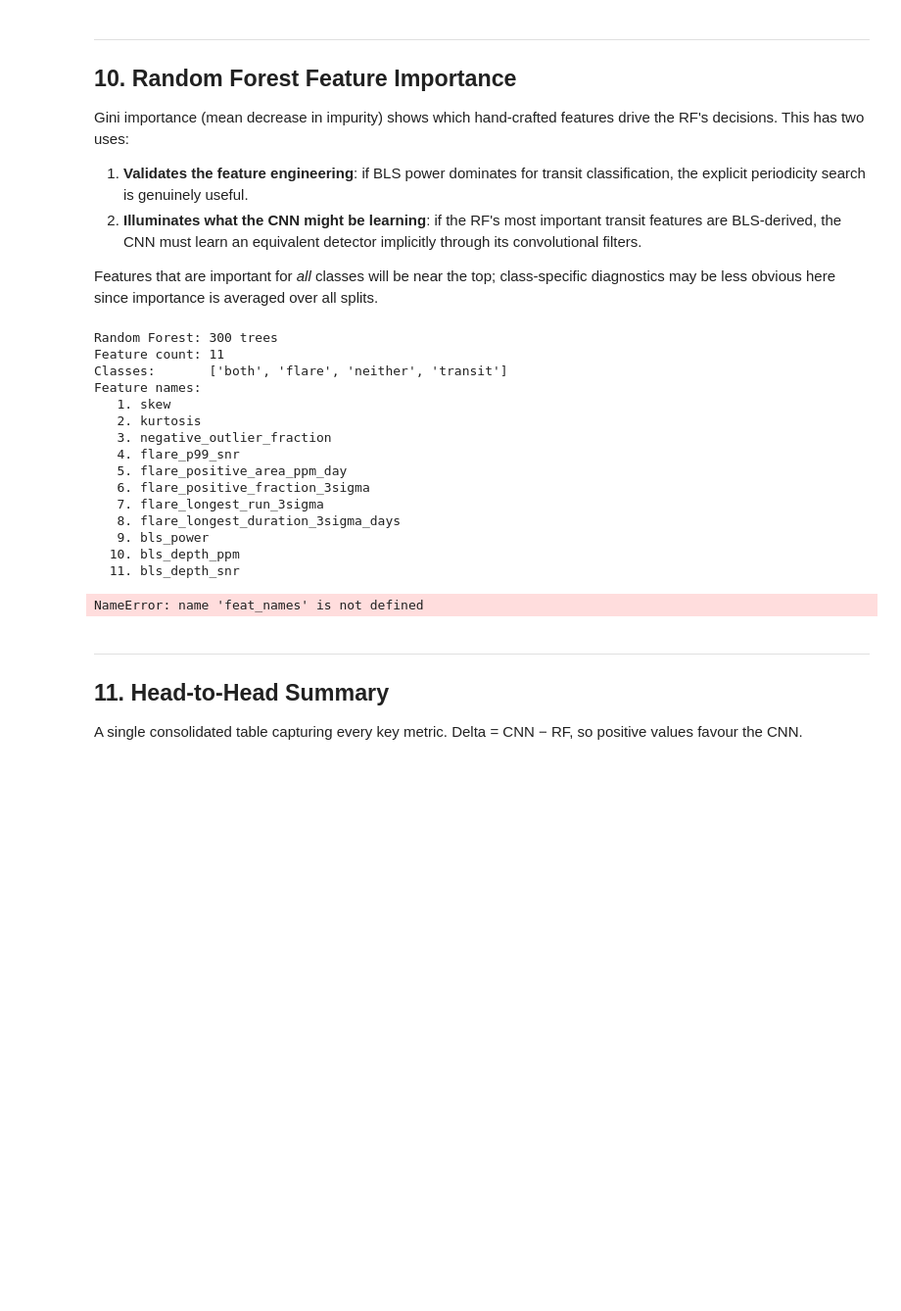
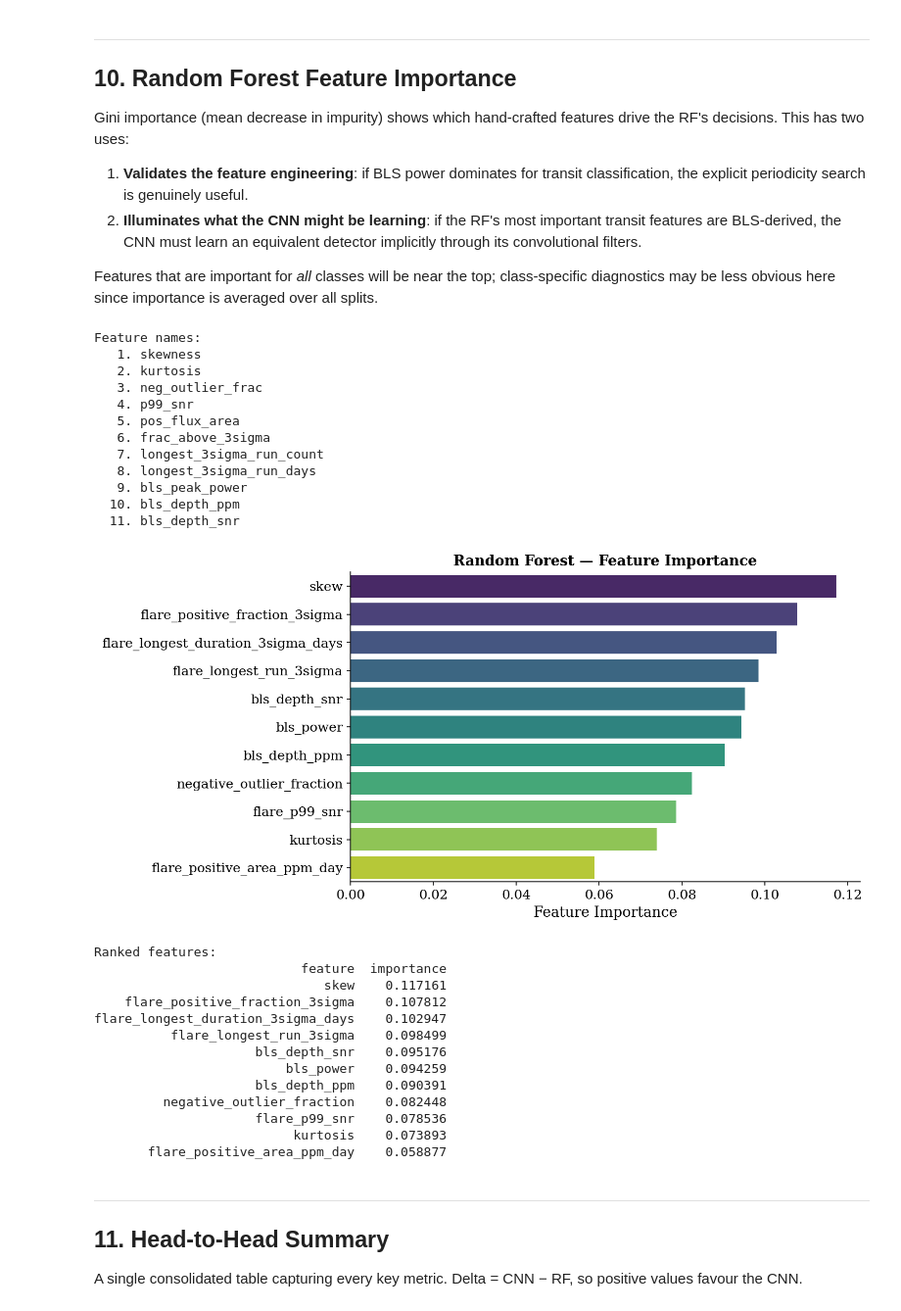
Before and after one commit to rosenberg9/computational_astrobiology_belgrade, a Jupyter notebook: PlatoLightCurves/scripts/analyze_classifiers.ipynb, the cells around one changed output. Shown at 98% size. Cells and saved outputs as stored; diff of their text form; code cells hidden in the pictures; blank space fills up the shorter version.

```diff
--- a/PlatoLightCurves/scripts/analyze_classifiers.ipynb
+++ b/PlatoLightCurves/scripts/analyze_classifiers.ipynb
@@ -738,58 +738,62 @@ drive the RF's decisions. This has two uses:
 Features that are important for *all* classes will be near the top; class-specific
 diagnostics may be less obvious here since importance is averaged over all splits.
 # %%
-rf_model = rf_clf.named_steps['model']
+rf_model    = rf_clf.named_steps['model']
+importances = rf_model.feature_importances_
 
-print(f"Random Forest: {rf_model.n_estimators} trees")
-print(f"Feature count: {rf_model.n_features_in_}")
-print(f"Classes:       {list(rf_model.classes_)}")
-
-# ── Load feature names from the generated txt file ─────────────────────────
 try:
     with open("../data/models/feature_columns.txt", "r") as f:
-        names = [line.strip() for line in f if line.strip()]
+        feat_names = [line.strip() for line in f if line.strip()]
 except FileNotFoundError:
     print("Warning: feature_columns.txt not found. Falling back to default indices.")
     feat_names = [f"feature_{i}" for i in range(rf_model.n_features_in_)]
 
 print(f"Feature names:")
 for i, name in enumerate(names, 1):
     print(f"  {i:2d}. {name}")
 
-
 feat_imp = (pd.DataFrame({'feature': feat_names, 'importance': importances})
               .sort_values('importance', ascending=False))
 
 fig, ax = plt.subplots(figsize=(10, max(5, len(feat_names) * 0.4)))
 sns.barplot(data=feat_imp, x='importance', y='feature',
             hue='feature', palette='viridis', legend=False, ax=ax)
-ax.set_title("Random Forest — Feature Importance (Gini)", fontweight='bold')
-
-ax.set_xlabel("Mean Decrease in Impurity")
+ax.set_title("Random Forest — Feature Importance", fontweight='bold')
+ax.set_xlabel("Feature Importance")
 ax.set_ylabel("")
 plt.tight_layout()
-plt.savefig("img/rf_feature_importance.pdf", bbox_inches='tight')
+plt.savefig("rf_feature_importance.pdf", bbox_inches='tight')
 plt.show()
 
 print("\nRanked features:")
 print(feat_imp.to_string(index=False))
 # %% [output]
-Random Forest: 300 trees
-Feature count: 11
-Classes:       ['both', 'flare', 'neither', 'transit']
 Feature names:
-   1. skew
+   1. skewness
    2. kurtosis
-   3. negative_outlier_fraction
-   4. flare_p99_snr
-   5. flare_positive_area_ppm_day
-   6. flare_positive_fraction_3sigma
-   7. flare_longest_run_3sigma
-   8. flare_longest_duration_3sigma_days
-   9. bls_power
+   3. neg_outlier_frac
+   4. p99_snr
+   5. pos_flux_area
+   6. frac_above_3sigma
+   7. longest_3sigma_run_count
+   8. longest_3sigma_run_days
+   9. bls_peak_power
   10. bls_depth_ppm
   11. bls_depth_snr
+[figure, added]
-NameError: name 'feat_names' is not defined
+Ranked features:
+                           feature  importance
+                              skew    0.117161
+    flare_positive_fraction_3sigma    0.107812
+flare_longest_duration_3sigma_days    0.102947
+          flare_longest_run_3sigma    0.098499
+                     bls_depth_snr    0.095176
+                         bls_power    0.094259
+                     bls_depth_ppm    0.090391
+         negative_outlier_fraction    0.082448
+                     flare_p99_snr    0.078536
+                          kurtosis    0.073893
+       flare_positive_area_ppm_day    0.058877
 # %% [markdown]
 ---
 ## 11. Head-to-Head Summary
```
Also changed, not shown: parts of 8 cells of this notebook, 11 other files.
